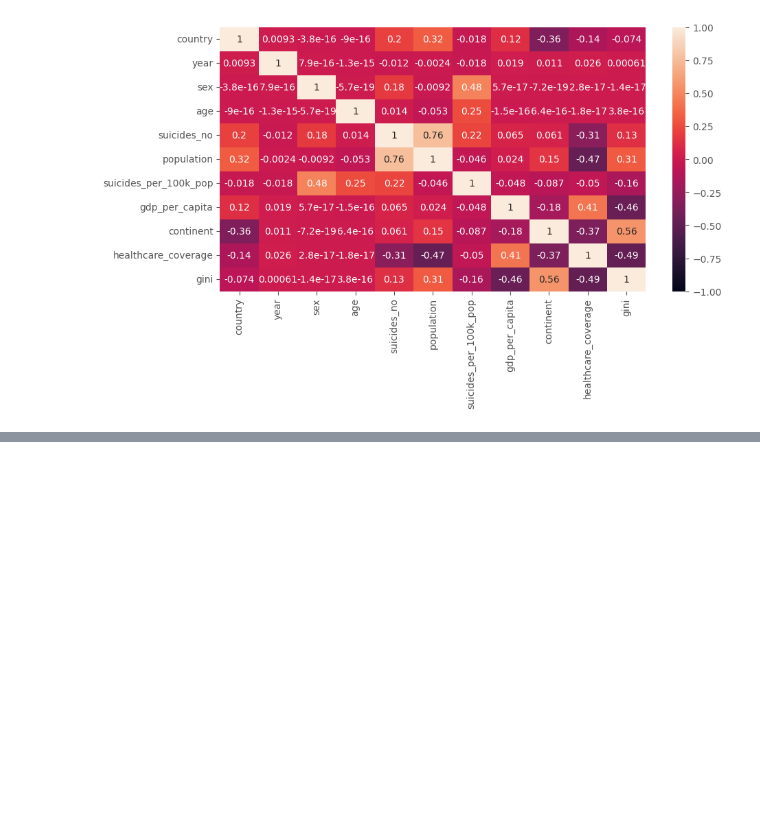
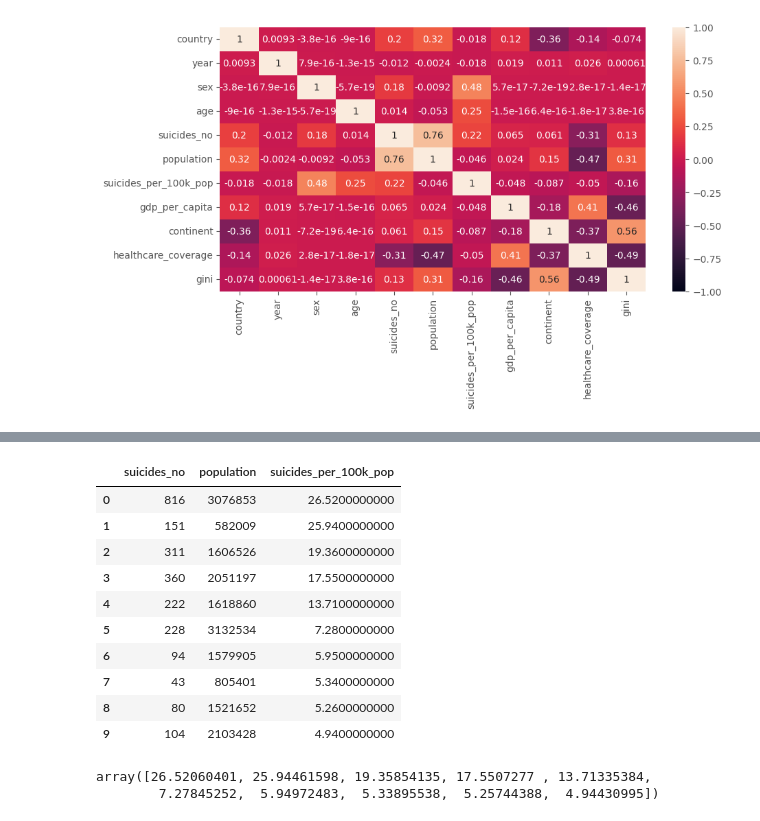
Before and after one commit to MarcelRosier/bdp_project, a Jupyter notebook: mental_health/eda_ds_preproc.ipynb, the cells around one changed output, grey strips where cells are left out. Cells and saved outputs as stored; diff of their text form; code cells hidden in the pictures; blank space fills up the shorter version.

```diff
--- a/mental_health/eda_ds_preproc.ipynb
+++ b/mental_health/eda_ds_preproc.ipynb
@@ -36,0 +67,22 @@ sns.heatmap(df.corr(),annot=True, ax=ax, vmin=-1, vmax=1)
+# %%
+df[['suicides_no','population','suicides_per_100k_pop']].head(10)
+# %% [output]
+|  | suicides_no | population | suicides_per_100k_pop |
+| 0 | 816 | 3076853 | 26.5200000000 |
+| 1 | 151 | 582009 | 25.9400000000 |
+| 2 | 311 | 1606526 | 19.3600000000 |
+| 3 | 360 | 2051197 | 17.5500000000 |
+| 4 | 222 | 1618860 | 13.7100000000 |
+| 5 | 228 | 3132534 | 7.2800000000 |
+| 6 | 94 | 1579905 | 5.9500000000 |
+| 7 | 43 | 805401 | 5.3400000000 |
+| 8 | 80 | 1521652 | 5.2600000000 |
+| 9 | 104 | 2103428 | 4.9400000000 |
+# %%
+sn = df['suicides_no'].values[:10]
+pop = df['population'].values[:10]
+sp = df['suicides_per_100k_pop'].values[:10]
+(sn/pop) * 100_000
+# %% [output]
+array([26.52060401, 25.94461598, 19.35854135, 17.5507277 , 13.71335384,
+        7.27845252,  5.94972483,  5.33895538,  5.25744388,  4.94430995])
```
Also changed, not shown: parts of 4 cells of this notebook, 3 other files.
